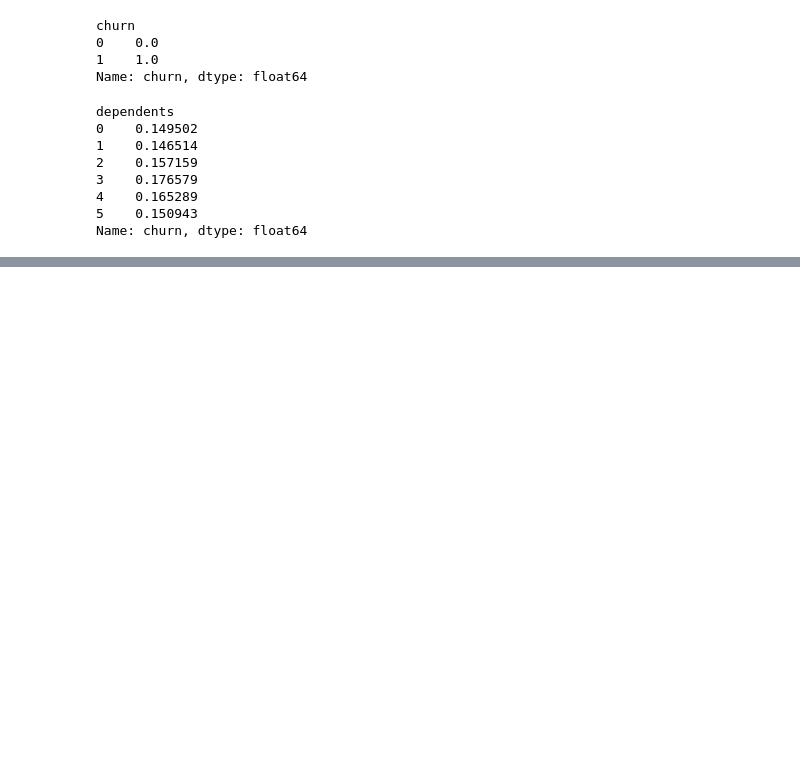
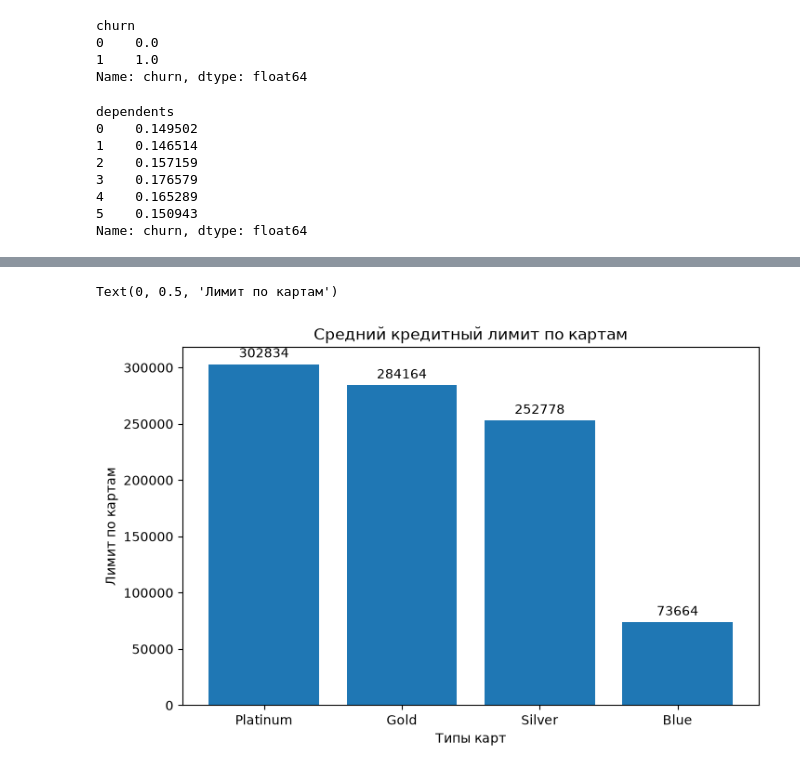
Before and after one commit to Kamil51890/data-science, a Jupyter notebook: Pandas_1.ipynb, the cells around one changed output, grey strips where cells are left out. Drawn from its saved outputs; the diff is of its cells as text; code cells hidden in the pictures; blank space fills up the shorter version.

```diff
--- a/Pandas_1.ipynb
+++ b/Pandas_1.ipynb
@@ -530,0 +551,11 @@ Name: churn, dtype: float64
+# %%
+fig, ax = plt.subplots(figsize = (8, 5))
+
+bars = ax.bar(mean_limit.index, mean_limit.values)
+ax.bar_label(bars, fmt ='%.0f', padding = 3)
+ax.set_title('Средний кредитный лимит по картам')
+ax.set_xlabel('Типы карт')
+ax.set_ylabel('Лимит по картам')
+# %% [output]
+Text(0, 0.5, 'Лимит по картам')
+[figure, added]
```
Also changed, not shown: parts of 27 cells of this notebook.
